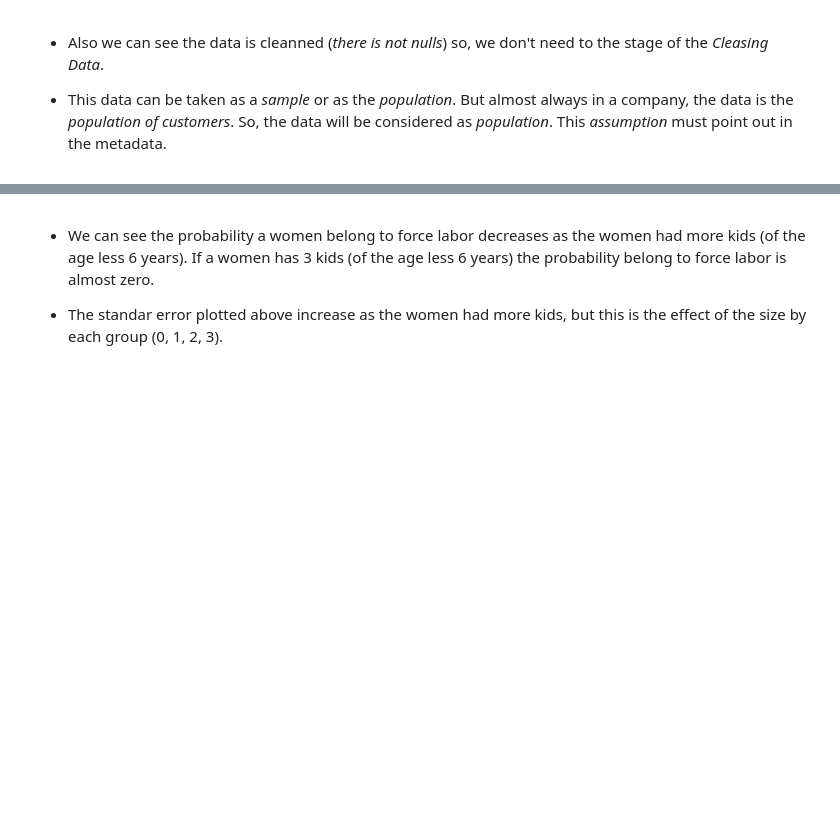
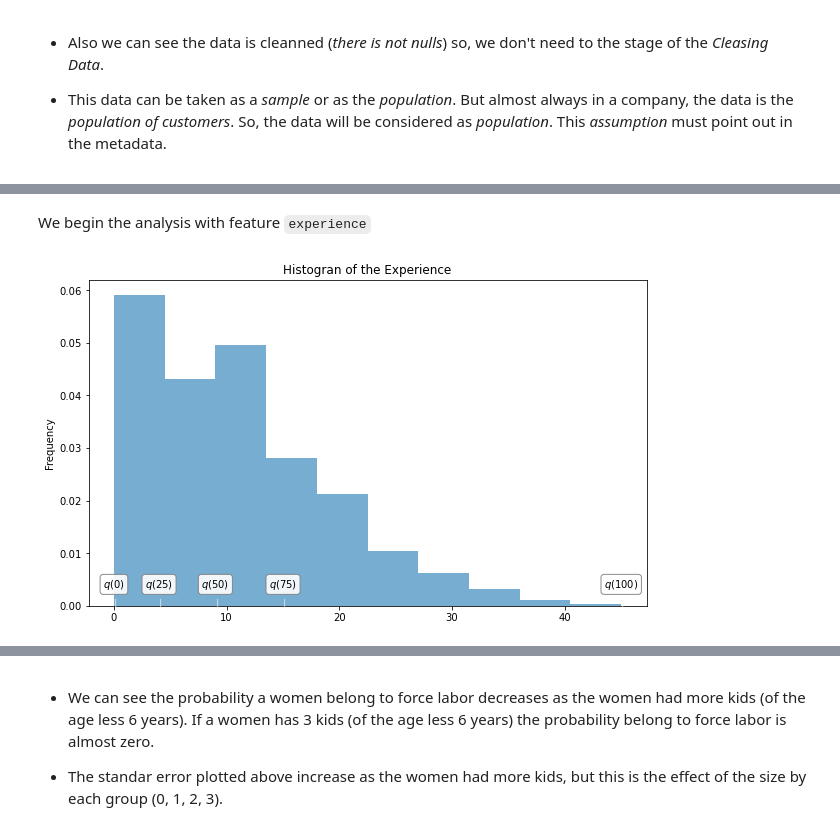
Before and after one commit to dante-cmd/EDA, a Jupyter notebook: main.ipynb, the cells around one changed output, grey strips where cells are left out. Cells and saved outputs as stored; diff of their text form; code cells hidden in the pictures; blank space fills up the shorter version.

```diff
--- a/main.ipynb
+++ b/main.ipynb
@@ -41,0 +51,25 @@ Data types uniques:  [dtype('int64') dtype('float64')]
+# %% [markdown]
+We begin the analysis with feature `experience`
+# %%
+def plot_serie(s:pd.Series, bins = 30, title :str =  None):
+    _, ax = plt.subplots()
+    n_bins = int(np.log2(len(s)) + 1) if bins == 'sturges' else bins
+    ax = s.plot(kind = 'hist', bins = n_bins, figsize = (10, 6), density  =True, ax = ax, alpha = 0.6)
+    quantile = dict(s.quantile([0, 0.25, 0.5, 0.75, 1]))
+    bbox_props = dict(boxstyle="round", fc="w", ec="0.5", alpha=0.9)
+
+    for q in quantile:
+        ax.text(quantile[q], 0, '|', color = (1,1,1, 0.7))
+        ax.text(
+            quantile[q],
+            np.multiply(np.ptp(ax.get_yticks()),0.05),
+            fr'$q$({(int(q*100))})',
+            color = (0,0,0, 1), ha = 'center', bbox=bbox_props)
+
+    ax.set_title(title)
+    return ax
+# %%
+mroz_int64 = mroz.select_dtypes(include='int64').copy(deep= True)
+plot_serie(mroz_int64.exper, bins='sturges', title='Histogran of the Experience'); plt.show()
+# %% [output]
+[figure, added]
```
Also changed, not shown: parts of 39 cells of this notebook, 2 other files.
